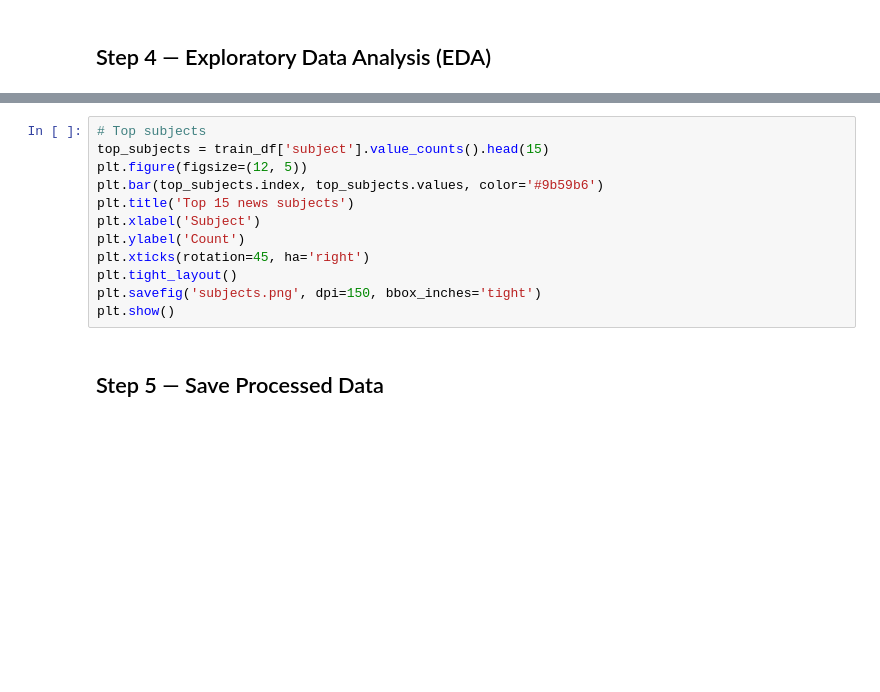
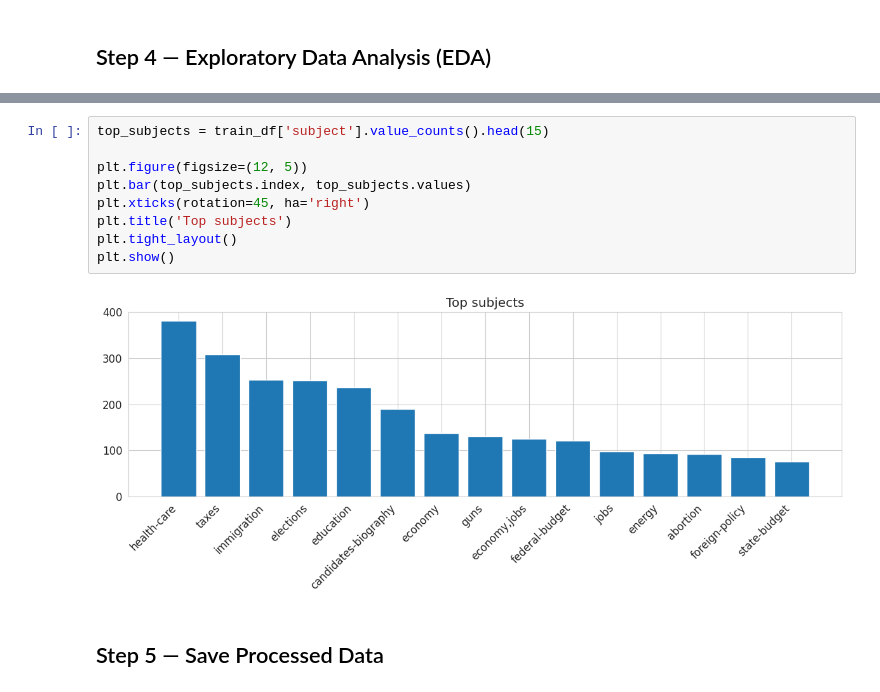
Before and after one commit to pragati523/fake-news-graph-ml, a Jupyter notebook: 01_data_exploration.ipynb, the cells around one changed output, grey strips where cells are left out. Cells and saved outputs as stored; diff of their text form; blank space fills up the shorter version.

```diff
--- a/01_data_exploration.ipynb
+++ b/01_data_exploration.ipynb
@@ -152,14 +217,13 @@ plt.show()
 # %%
-# Top subjects
 top_subjects = train_df['subject'].value_counts().head(15)
+
 plt.figure(figsize=(12, 5))
-plt.bar(top_subjects.index, top_subjects.values, color='#9b59b6')
-plt.title('Top 15 news subjects')
-plt.xlabel('Subject')
-plt.ylabel('Count')
+plt.bar(top_subjects.index, top_subjects.values)
 plt.xticks(rotation=45, ha='right')
+plt.title('Top subjects')
 plt.tight_layout()
-plt.savefig('subjects.png', dpi=150, bbox_inches='tight')
 plt.show()
+# %% [output]
+[figure, added]
 # %% [markdown]
 ## Step 5 — Save Processed Data
```
Also changed, not shown: parts of 13 cells of this notebook, 22 other files.
